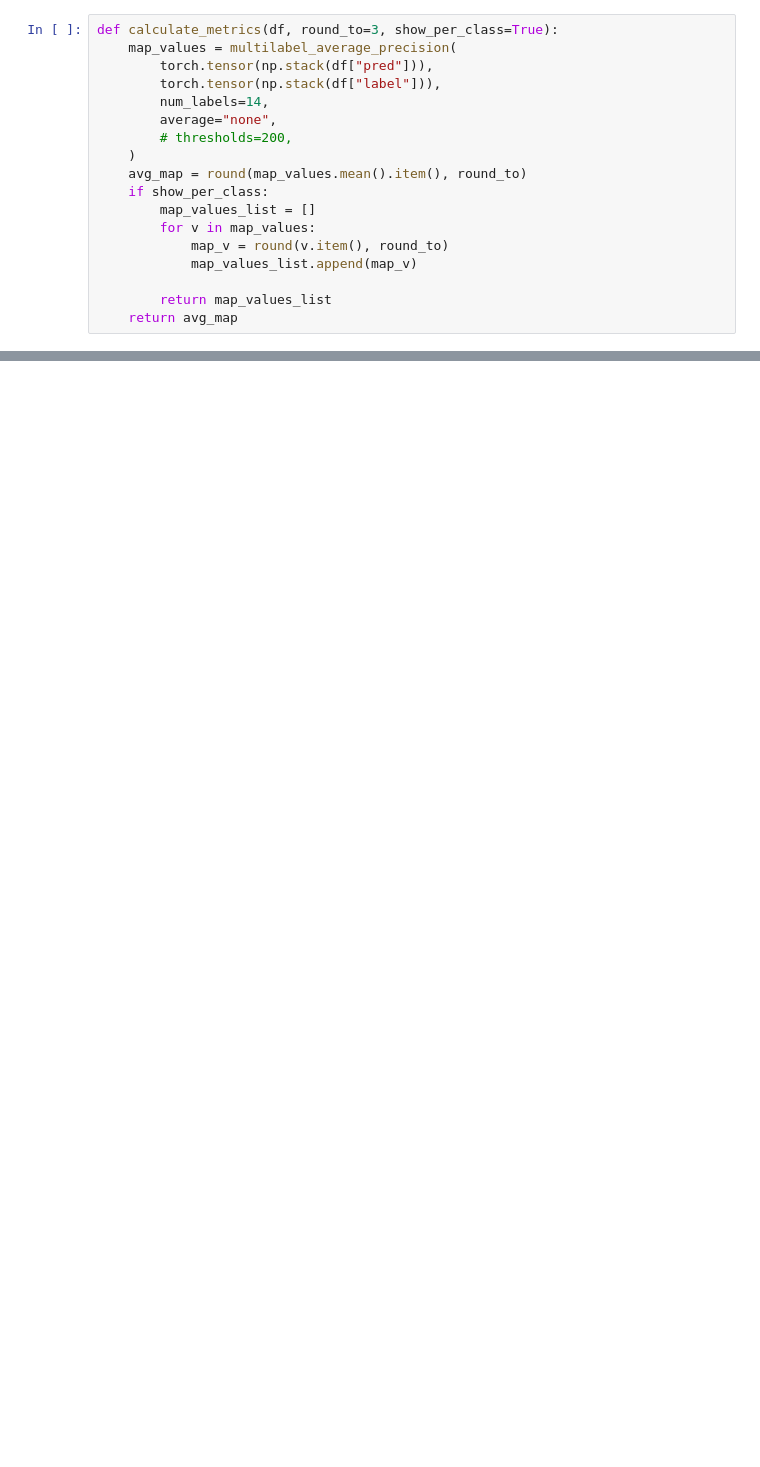
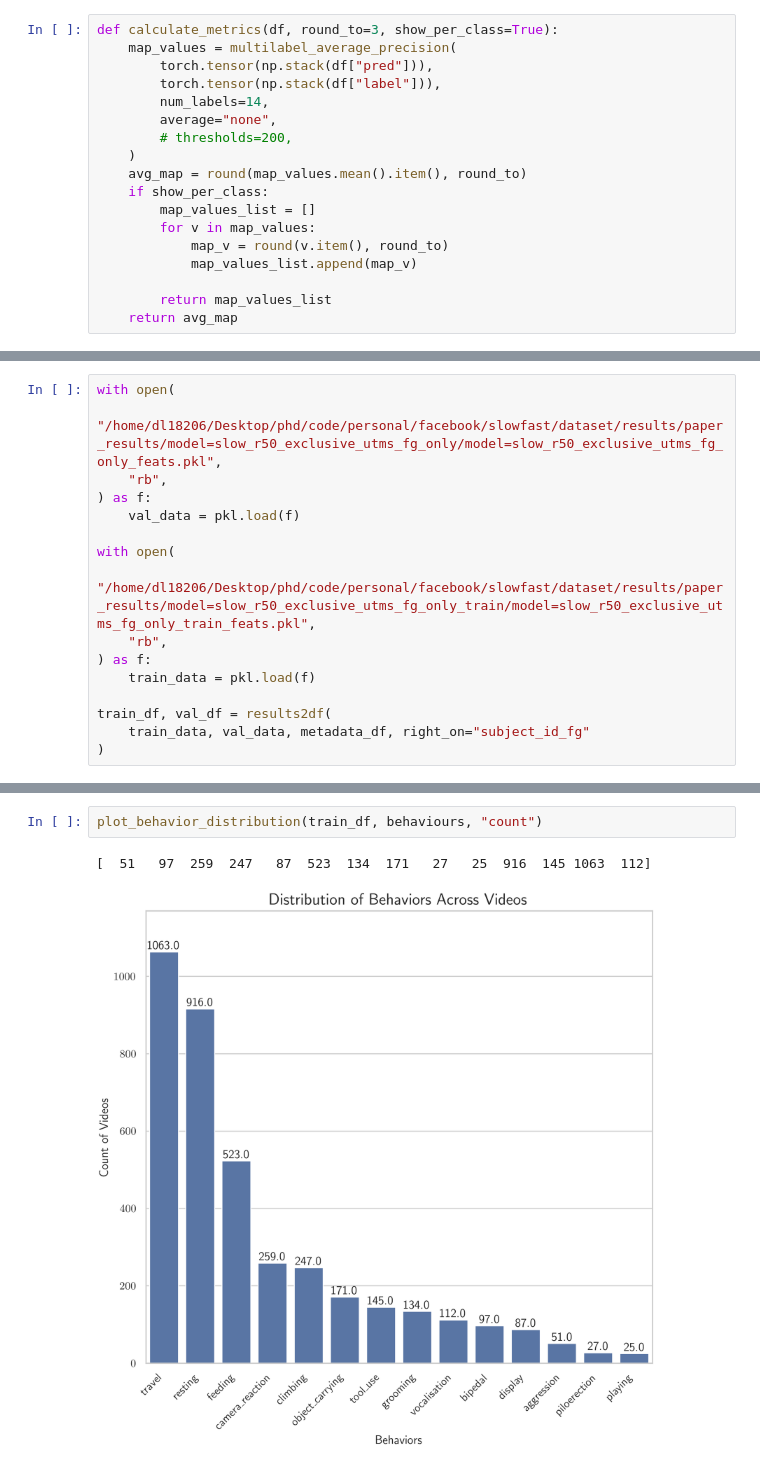
Before and after one commit to obrookes/imslowfast, a Jupyter notebook: notebooks/__results_generation.ipynb, the cells around one changed output, grey strips where cells are left out. Drawn from its saved outputs; the diff is of its cells as text; blank space fills up the shorter version.

```diff
--- a/notebooks/__results_generation.ipynb
+++ b/notebooks/__results_generation.ipynb
@@ -119,0 +195,16 @@ results_df.groupby("segment")[results_df.columns[2:]].mean().T
+# %%
+with open(
+    "/home/dl18206/Desktop/phd/code/personal/facebook/slowfast/dataset/results/paper_results/model=slow_r50_exclusive_utms_fg_only/model=slow_r50_exclusive_utms_fg_only_feats.pkl",
+    "rb",
+) as f:
+    val_data = pkl.load(f)
+
+with open(
+    "/home/dl18206/Desktop/phd/code/personal/facebook/slowfast/dataset/results/paper_results/model=slow_r50_exclusive_utms_fg_only_train/model=slow_r50_exclusive_utms_fg_only_train_feats.pkl",
+    "rb",
+) as f:
+    train_data = pkl.load(f)
+
+train_df, val_df = results2df(
+    train_data, val_data, metadata_df, right_on="subject_id_fg"
+)
@@ -119,0 +268,5 @@ results_df.groupby("segment")[results_df.columns[2:]].mean().T
+# %%
+plot_behavior_distribution(train_df, behaviours, "count")
+# %% [output]
+[  51   97  259  247   87  523  134  171   27   25  916  145 1063  112]
+[figure, added]
```
Also changed, not shown: parts of 18 cells of this notebook, 1 other file.
